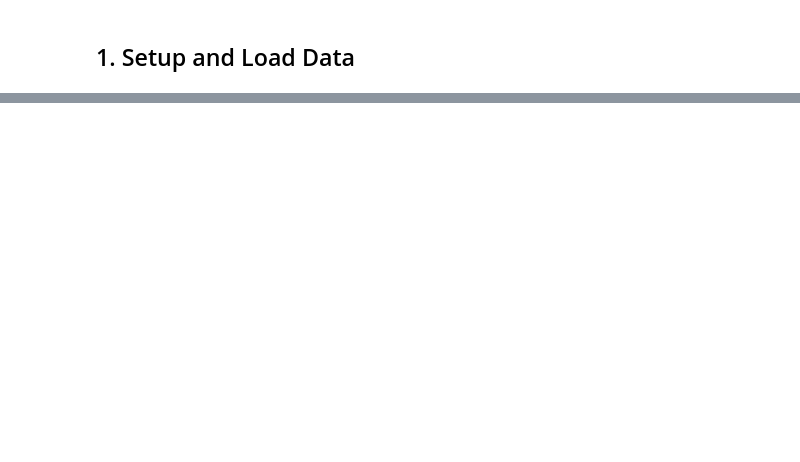
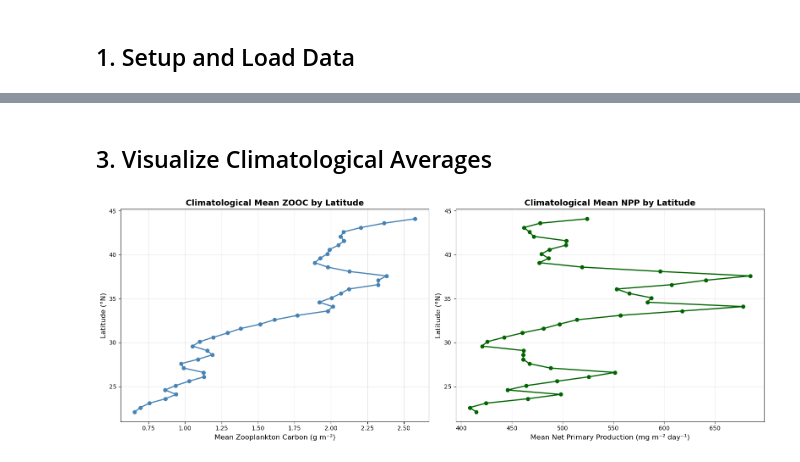
Before and after one commit to FlukeAndFeather/glowingwave, a Jupyter notebook: notebooks/03_peak_progression.ipynb, the cells around one changed output, grey strips where cells are left out. Saved outputs shown, nothing was run; the diff lists cells and outputs as text; code cells hidden in the pictures; blank space fills up the shorter version.

```diff
--- a/notebooks/03_peak_progression.ipynb
+++ b/notebooks/03_peak_progression.ipynb
@@ -562,0 +242,27 @@ plt.show()
+# %% [markdown]
+## 3. Visualize Climatological Averages
+# %%
+# Plot climatological mean by latitude
+fig, axes = plt.subplots(1, 2, figsize=(16, 6))
+
+# ZOOC
+axes[0].plot(bins_df['zooc_mean'], bins_df['lat_center'],
+            marker='o', linewidth=2, markersize=6, color='steelblue')
+axes[0].set_xlabel('Mean Zooplankton Carbon (g m⁻²)', fontsize=12)
+axes[0].set_ylabel('Latitude (°N)', fontsize=12)
+axes[0].set_title('Climatological Mean ZOOC by Latitude', fontsize=14, fontweight='bold')
+axes[0].grid(True, alpha=0.3)
+
+# NPP
+axes[1].plot(bins_df['npp_mean'], bins_df['lat_center'],
+            marker='o', linewidth=2, markersize=6, color='darkgreen')
+axes[1].set_xlabel('Mean Net Primary Production (mg m⁻² day⁻¹)', fontsize=12)
+axes[1].set_ylabel('Latitude (°N)', fontsize=12)
+axes[1].set_title('Climatological Mean NPP by Latitude', fontsize=14, fontweight='bold')
+axes[1].grid(True, alpha=0.3)
+
+plt.tight_layout()
+plt.savefig(figures_dir / 'climatology_by_latitude.png', dpi=300, bbox_inches='tight')
+plt.show()
+# %% [output]
+[figure, added]
```
Also changed, not shown: parts of 44 cells of this notebook, 2 other files.
